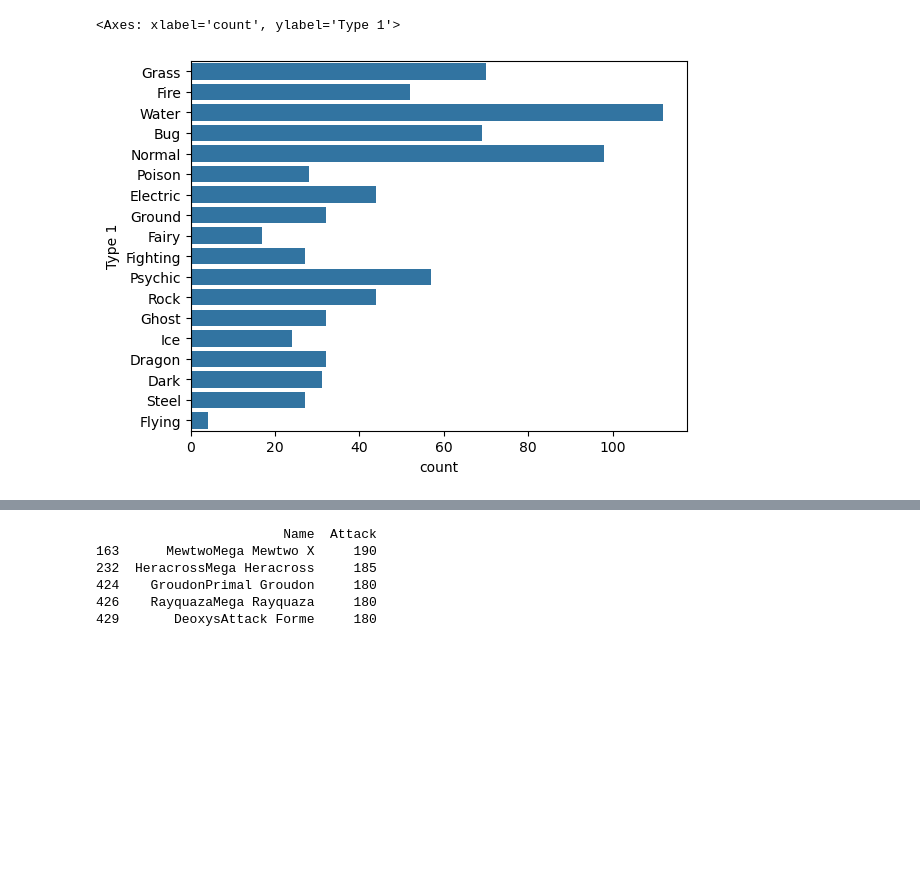
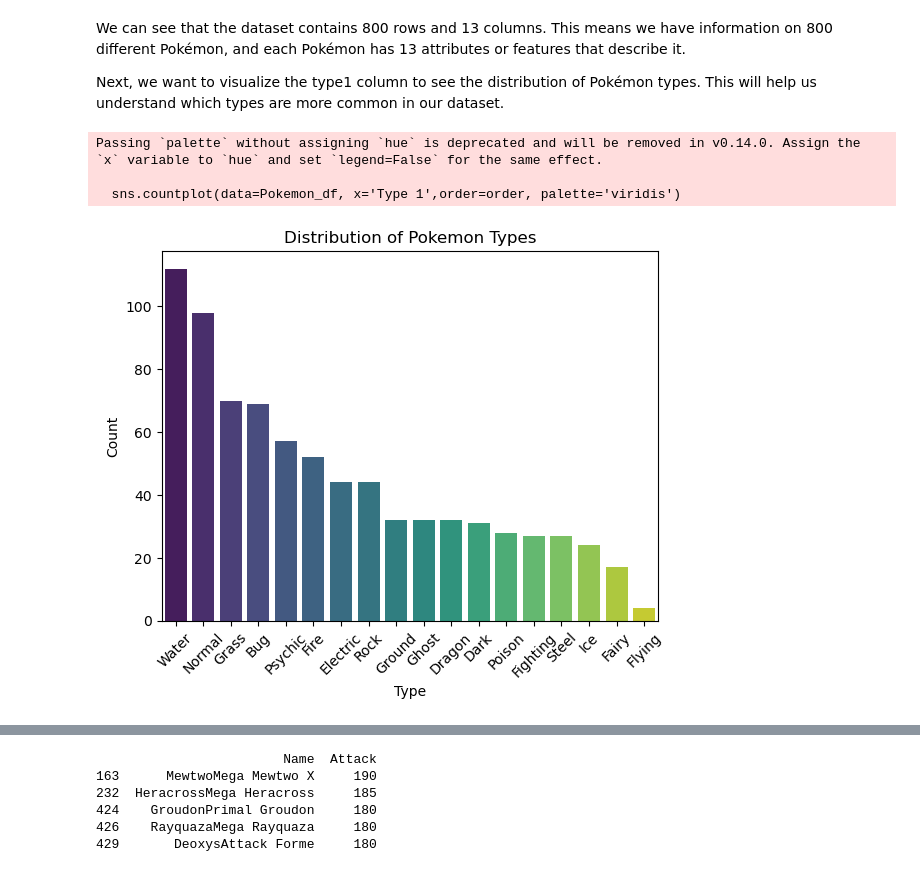
Before and after one commit to AbirpandA/pokemon_da, a Jupyter notebook: pokemon.ipynb, the cells around one changed output, grey strips where cells are left out. Cells and saved outputs as stored; diff of their text form; code cells hidden in the pictures; blank space fills up the shorter version.

```diff
--- a/pokemon.ipynb
+++ b/pokemon.ipynb
@@ -3,4 +5,4 @@ import pandas as pd
 import matplotlib.pyplot as plt
 import seaborn as sns
 
-df = pd.read_csv('pokemon_data.csv')
+Pokemon_df = pd.read_csv('pokemon_data.csv')
@@ -7,6 +33,18 @@ df = pd.read_csv('pokemon_data.csv')
+# %% [markdown]
+We can see that the dataset contains 800 rows and 13 columns. This means we have information on 800 different Pokémon, and each Pokémon has 13 attributes or features that describe it.
+
+Next, we want to visualize the type1 column to see the distribution of Pokémon types. This will help us understand which types are more common in our dataset.
 # %%
 plt.Figure(figsize=(12,5))
-sns.countplot(df['Type 1'])
+order = Pokemon_df['Type 1'].value_counts().index
+sns.countplot(data=Pokemon_df, x='Type 1',order=order, palette='viridis')
+plt.title('Distribution of Pokemon Types')
+plt.xlabel('Type')
+plt.ylabel('Count')
+plt.xticks(rotation=45)
+plt.show()
 # %% [output]
-<Axes: xlabel='count', ylabel='Type 1'>
+Passing `palette` without assigning `hue` is deprecated and will be removed in v0.14.0. Assign the `x` variable to `hue` and set `legend=False` for the same effect.
+
+  sns.countplot(data=Pokemon_df, x='Type 1',order=order, palette='viridis')
-[figure, old version]
+[figure, new version]
```
Also changed, not shown: parts of 8 cells of this notebook.
